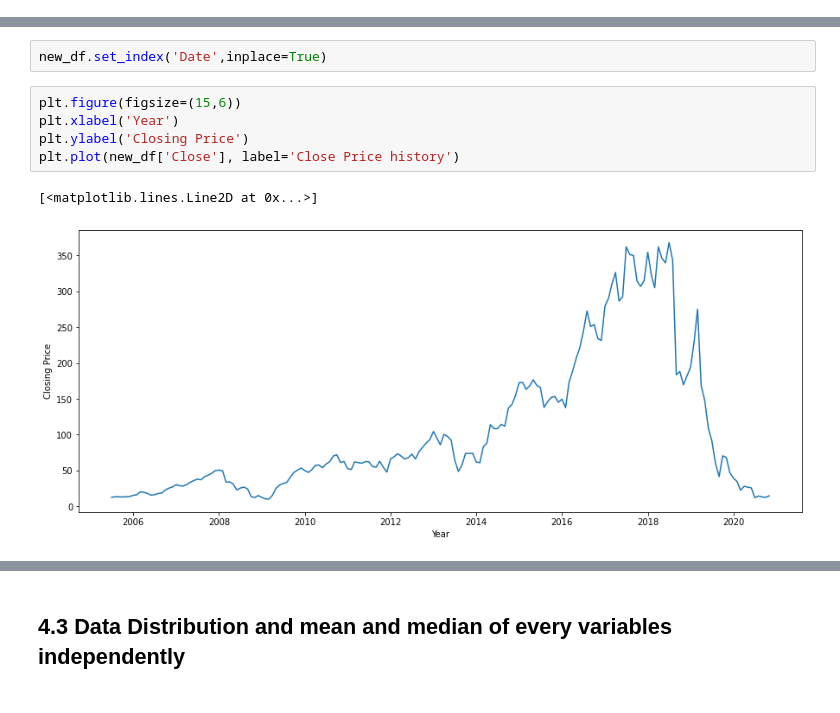
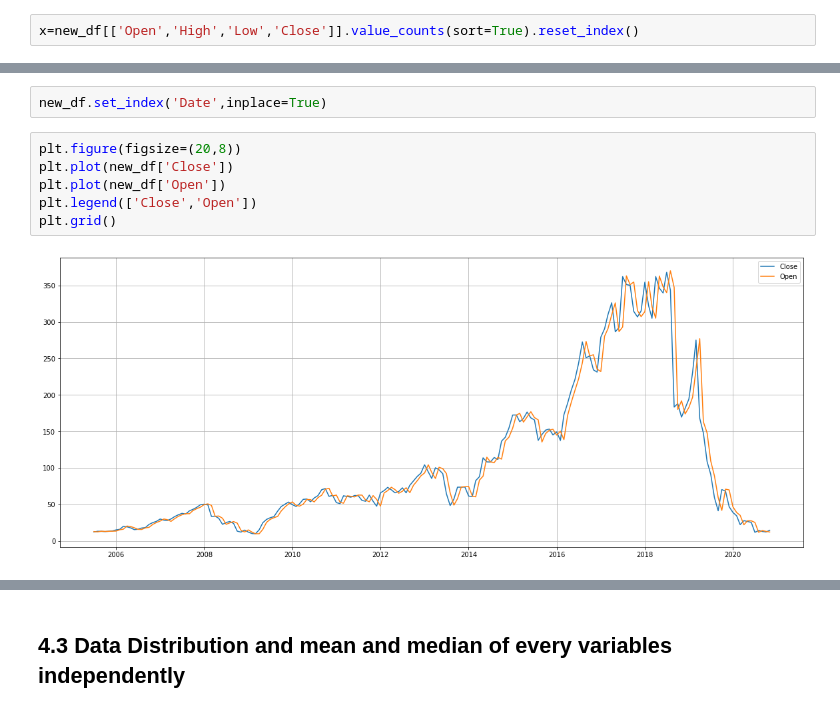
Before and after one commit to Amitha-sridhar/ML_capstone-project_yes-bank_stock-closing-prediction, a Jupyter notebook: ML_Stock_Prediction.ipynb, the cells around one changed output, grey strips where cells are left out. Saved outputs shown, nothing was run; the diff lists cells and outputs as text.

```diff
--- a/ML_Stock_Prediction.ipynb
+++ b/ML_Stock_Prediction.ipynb
@@ -82,0 +88,2 @@ memory usage: 7.4+ KB
+# %%
+x=new_df[['Open','High','Low','Close']].value_counts(sort=True).reset_index()
@@ -161,11 +202,11 @@ sns.heatmap(abs(corr),annot = True,cmap = 'GnBu')
 new_df['Date'] = new_df['Date'].apply(lambda x: datetime.strptime(x, '%b-%y'))
 # %%
 new_df.set_index('Date',inplace=True)
-# %%
-plt.figure(figsize=(15,6))
-plt.xlabel('Year')
-plt.ylabel('Closing Price')
-plt.plot(new_df['Close'], label='Close Price history')
-# %% [output]
-[<matplotlib.lines.Line2D at 0x...>]
-[figure, removed]
+# %%
+plt.figure(figsize=(20,8))
+plt.plot(new_df['Close'])
+plt.plot(new_df['Open'])
+plt.legend(['Close','Open'])
+plt.grid()
+# %% [output]
+[figure, added]
```
Also changed, not shown: parts of 24 cells of this notebook.
